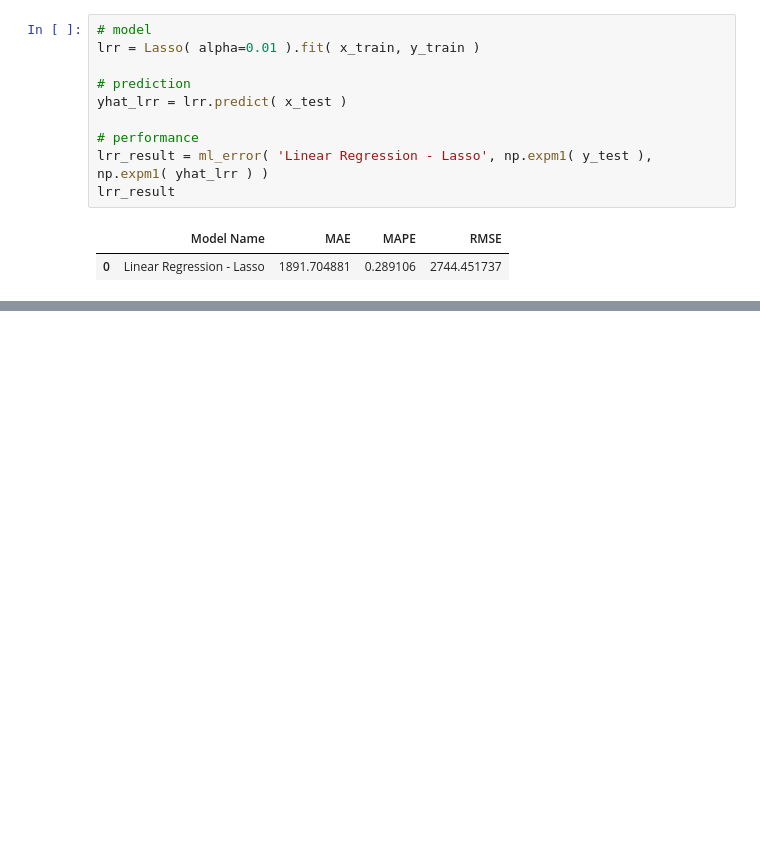
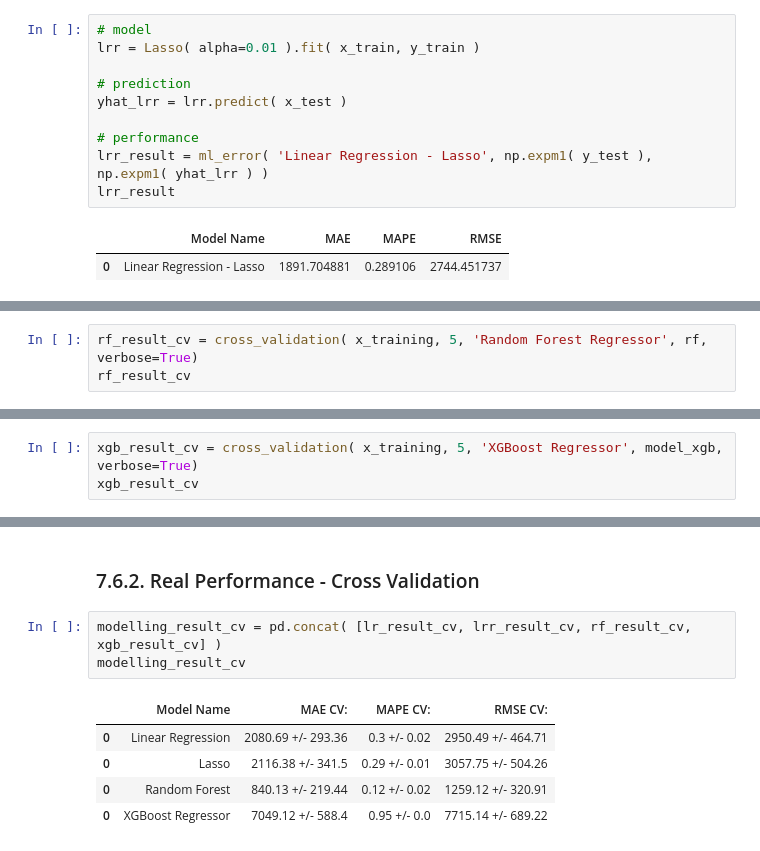
Before and after one commit to andersonftdj/DataScienceEmProducao, a Jupyter notebook: m06_v01_store_sales_prediction.ipynb, the cells around one changed output, grey strips where cells are left out. Cells and saved outputs as stored; diff of their text form; blank space fills up the shorter version.

```diff
--- a/m06_v01_store_sales_prediction.ipynb
+++ b/m06_v01_store_sales_prediction.ipynb
@@ -1027,0 +1109,3 @@ lrr_result
+# %%
+rf_result_cv = cross_validation( x_training, 5, 'Random Forest Regressor', rf, verbose=True)
+rf_result_cv
@@ -1027,0 +1146,3 @@ lrr_result
+# %%
+xgb_result_cv = cross_validation( x_training, 5, 'XGBoost Regressor', model_xgb, verbose=True)
+xgb_result_cv
@@ -1027,0 +1175,11 @@ lrr_result
+# %% [markdown]
+### 7.6.2. Real Performance - Cross Validation
+# %%
+modelling_result_cv = pd.concat( [lr_result_cv, lrr_result_cv, rf_result_cv, xgb_result_cv] )
+modelling_result_cv
+# %% [output]
+|  | Model Name | MAE CV: | MAPE CV: | RMSE CV: |
+| 0 | Linear Regression | 2080.69 +/- 293.36 | 0.3 +/- 0.02 | 2950.49 +/- 464.71 |
+| 0 | Lasso | 2116.38 +/- 341.5 | 0.29 +/- 0.01 | 3057.75 +/- 504.26 |
+| 0 | Random Forest | 840.13 +/- 219.44 | 0.12 +/- 0.02 | 1259.12 +/- 320.91 |
+| 0 | XGBoost Regressor | 7049.12 +/- 588.4 | 0.95 +/- 0.0 | 7715.14 +/- 689.22 |
```
Also changed, not shown: parts of 20 cells of this notebook.
